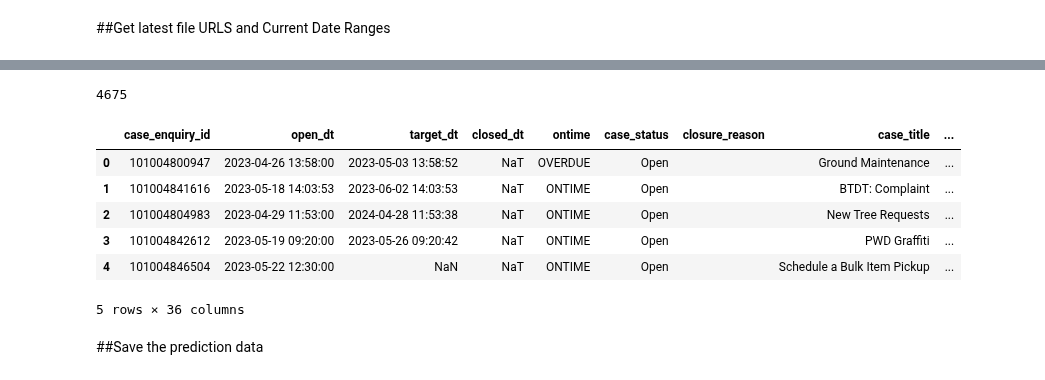
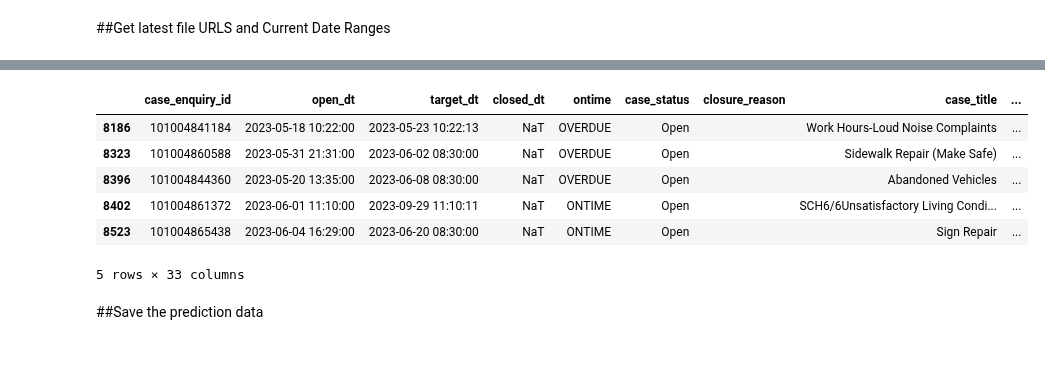
Before and after one commit to mindfulcoder49/Boston-311, a Jupyter notebook: models/save_models_and_predictions.ipynb, the cells around one changed output, grey strips where cells are left out. Saved outputs shown, nothing was run; the diff lists cells and outputs as text; code cells hidden in the pictures.

```diff
--- a/models/save_models_and_predictions.ipynb
+++ b/models/save_models_and_predictions.ipynb
@@ -73,5 +73,5 @@ print(today_datestring, thirty_days_ago_datestring)
 # %%
-logregmodel.predict_date_range = {'start': '2023-01-01', 'end': today_datestring}
+logregmodel.predict_date_range = {'start': thirty_days_ago_datestring, 'end': today_datestring}
 # %%
 logregmodel_prediction = logregmodel.predict()
 # %% [output]
@@ -360,4 +92,0 @@ merged_df = logistic_tree_prediction.merge(logistic_prediction[['case_enquiry_id
-# %%
-merged_df.shape[0]
-# %% [output]
-4675
@@ -364,13 +113,16 @@ merged_df.shape[0]
+# %%
+#remove logregmodel_prediction event_prediction column
+logregmodel_cases = logregmodel_prediction.drop('event_prediction', axis=1).copy()
 # %%
-merged_df.head()
+logregmodel_cases.head()
 # %% [output]
 |  | case_enquiry_id | open_dt | target_dt | closed_dt | ontime | case_status | closure_reason | case_title | ... |
-| 0 | 101004800947 | 2023-04-26 13:58:00 | 2023-05-03 13:58:52 | NaT | OVERDUE | Open |  | Ground Maintenance | ... |
-| 1 | 101004841616 | 2023-05-18 14:03:53 | 2023-06-02 14:03:53 | NaT | ONTIME | Open |  | BTDT: Complaint | ... |
-| 2 | 101004804983 | 2023-04-29 11:53:00 | 2024-04-28 11:53:38 | NaT | ONTIME | Open |  | New Tree Requests | ... |
-| 3 | 101004842612 | 2023-05-19 09:20:00 | 2023-05-26 09:20:42 | NaT | ONTIME | Open |  | PWD Graffiti | ... |
-| 4 | 101004846504 | 2023-05-22 12:30:00 | NaN | NaT | ONTIME | Open |  | Schedule a Bulk Item Pickup | ... |
+| 8186 | 101004841184 | 2023-05-18 10:22:00 | 2023-05-23 10:22:13 | NaT | OVERDUE | Open |  | Work Hours-Loud Noise Complaints | ... |
+| 8323 | 101004860588 | 2023-05-31 21:31:00 | 2023-06-02 08:30:00 | NaT | OVERDUE | Open |  | Sidewalk Repair (Make Safe) | ... |
+| 8396 | 101004844360 | 2023-05-20 13:35:00 | 2023-06-08 08:30:00 | NaT | OVERDUE | Open |  | Abandoned Vehicles | ... |
+| 8402 | 101004861372 | 2023-06-01 11:10:00 | 2023-09-29 11:10:11 | NaT | ONTIME | Open |  | SCH6/6Unsatisfactory Living Condi... | ... |
+| 8523 | 101004865438 | 2023-06-04 16:29:00 | 2023-06-20 08:30:00 | NaT | ONTIME | Open |  | Sign Repair | ... |
-5 rows × 36 columns
+5 rows × 33 columns
 # %% [markdown]
 ##Save the prediction data
 # %%
```
Also changed, not shown: parts of 45 cells of this notebook, 1 other file.
